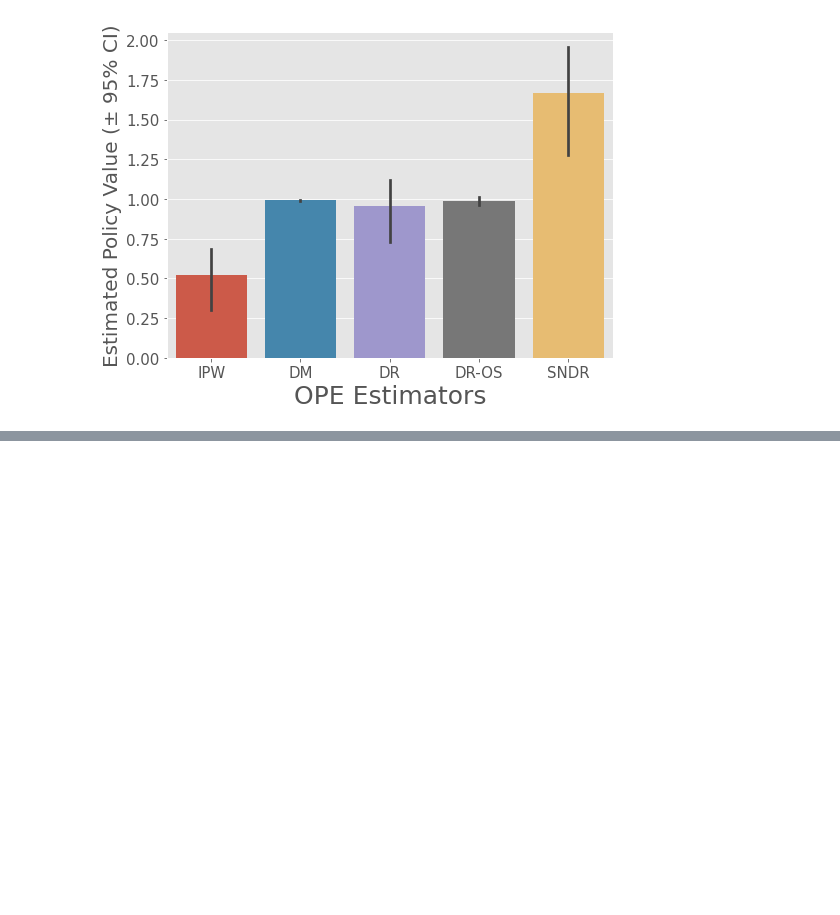
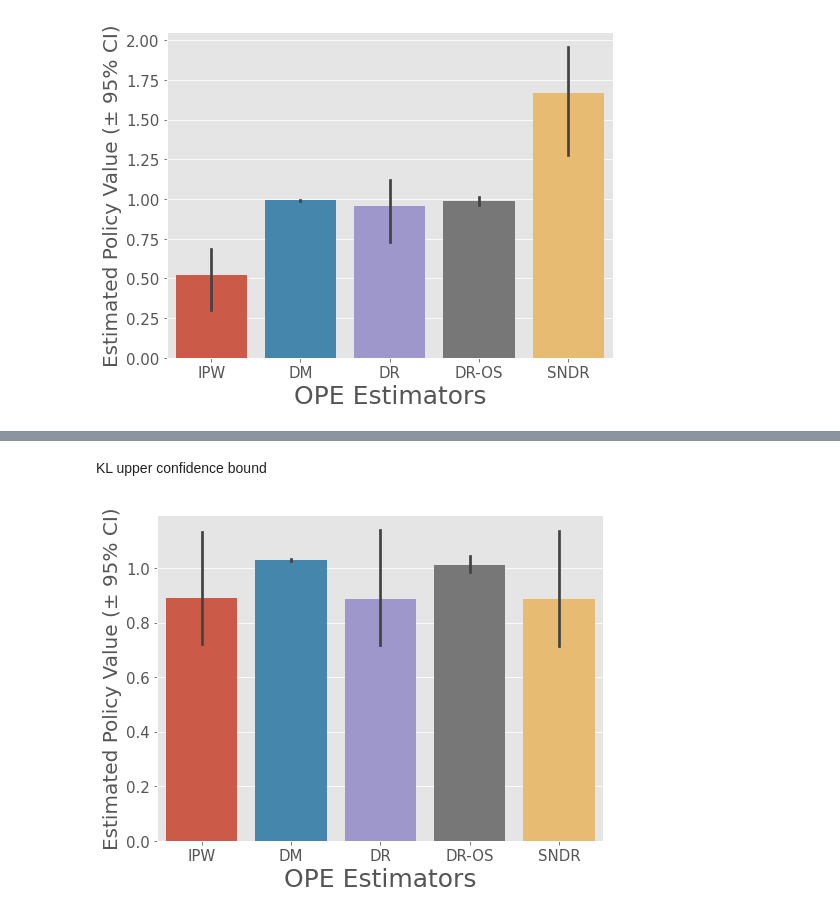
Before and after one commit to daturkel/sd_bandits, a Jupyter notebook: notebooks/Policy Examples.ipynb, the cells around one changed output, grey strips where cells are left out. Cells and saved outputs as stored; diff of their text form; code cells hidden in the pictures; blank space fills up the shorter version.

```diff
--- a/notebooks/Policy Examples.ipynb
+++ b/notebooks/Policy Examples.ipynb
@@ -274,0 +296,13 @@ ope.visualize_off_policy_estimates(
+# %% [markdown]
+KL upper confidence bound
+# %%
+ope.visualize_off_policy_estimates(
+    action_dist=seg_etc_actions,
+    estimated_rewards_by_reg_model=estimated_rewards_by_reg_model,
+    is_relative=True,
+    random_state=12345,
+    fig_dir = Path('../figures'),
+    fig_name = 'seg_etc_OPE_prelim_results.png'
+)
+# %% [output]
+[figure, added]
```
Also changed, not shown: parts of 7 cells of this notebook, 3 other files.
